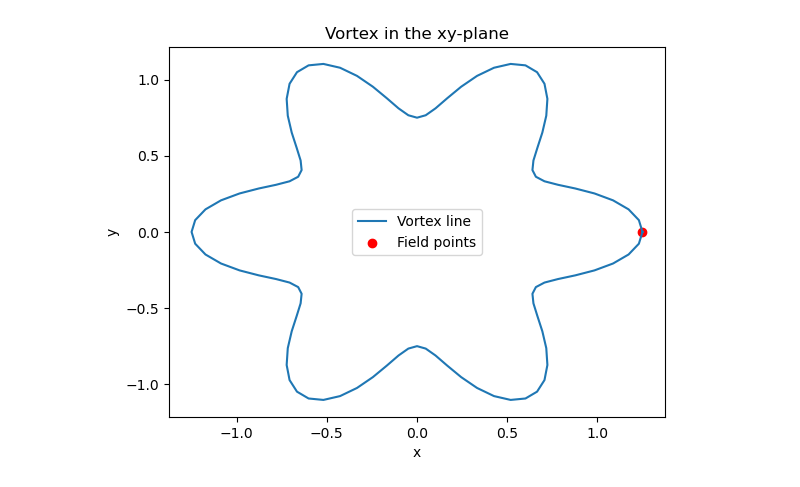
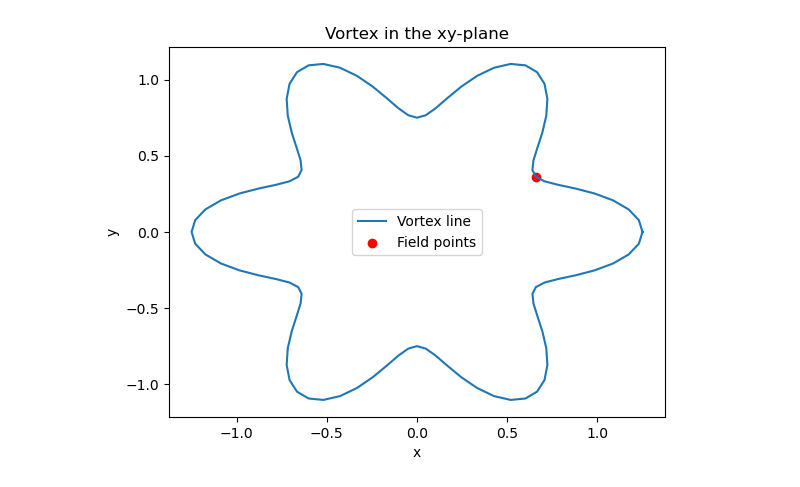
Before and after one commit to colecooper100/vorpy, a Jupyter notebook: test_import.ipynb, the cells around one changed output. Cells and saved outputs as stored; diff of their text form; code cells hidden in the pictures.

```diff
--- a/test_import.ipynb
+++ b/test_import.ipynb
@@ -39,35 +41,35 @@ vpps = np.zeros((NUMSEGS+1, 3), dtype=float)
 vpps[:, 0] = vppsx
 vpps[:, 1] = vppsy
 # Set the first and last point to be the same
 # to close the vortex line
 vpps[-1, :] = vpps[0, :]
 
 # Set the core radii and circulations
 crads = np.ones(NUMSEGS+1, dtype=float)
 circs = np.ones(NUMSEGS+1, dtype=float)
 
 # Plot the vortex line
 plt.plot(vpps[:, 0], vpps[:, 1], label='Vortex line')
 plt.title('Vortex in the xy-plane')
 plt.xlabel('x')
 plt.ylabel('y')
 
 
 ###### Make field points ######
-fps = vpps[0, :].reshape(1, 3)
+fps = vpps[8, :].reshape(1, 3)
 # fps = vpps.copy()
 # fps = np.zeros((3, 3), dtype=float)
 # fps[0, :] = vpps[0, :]
 # fps[1, :] = vpps[9, :]
 # fps[2, :] = vpps[21, :]
 
 # Plot the field points
 plt.scatter(fps[:, 0], fps[:, 1], color='r', label='Field points')
 
 plt.legend()
 plt.show()
 # %% [output]
-[figure, old version]
+[figure, new version]
 # %%
 # vels = vp.wbs_solve(fps,
 #                     vpps,
```
Also changed, not shown: parts of 8 cells of this notebook, 3 other files.
